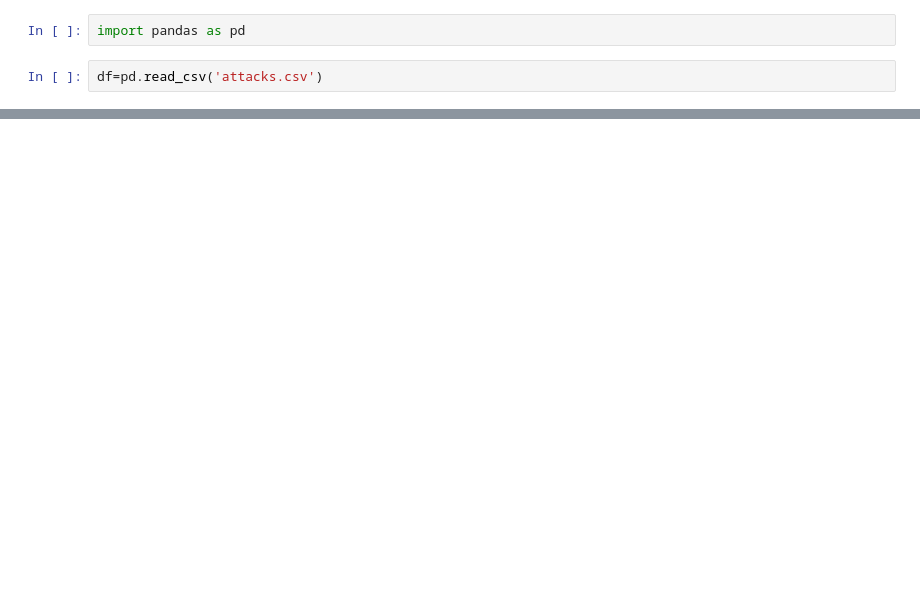
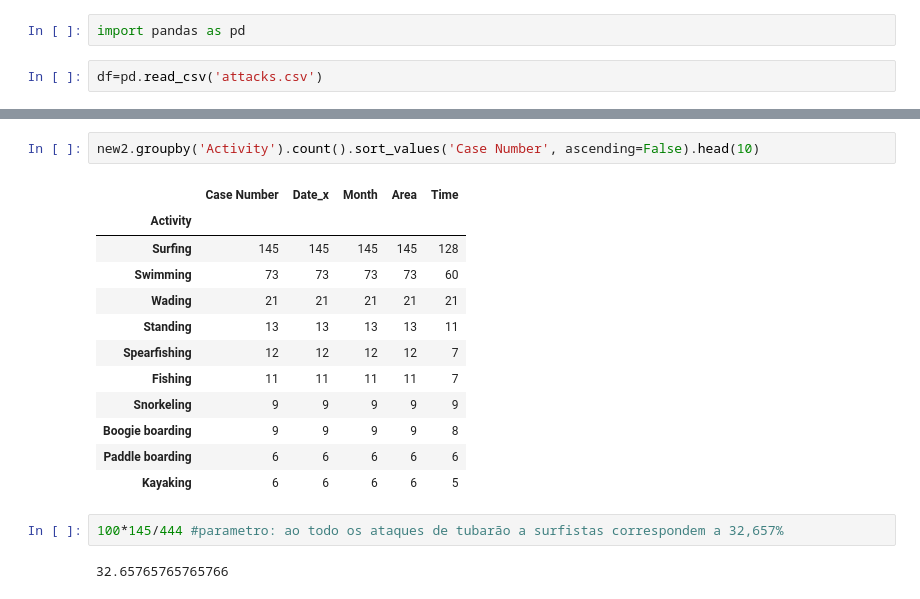
Before and after one commit to RGazzaneo/projeto_SharkAttack, a Jupyter notebook: Untitled.ipynb, the cells around one changed output, grey strips where cells are left out. Saved outputs shown, nothing was run; the diff lists cells and outputs as text; blank space fills up the shorter version.

```diff
--- a/Untitled.ipynb
+++ b/Untitled.ipynb
@@ -22,0 +202,19 @@ df
+# %%
+new2.groupby('Activity').count().sort_values('Case Number', ascending=False).head(10)
+# %% [output]
+|  | Case Number | Date_x | Month | Area | Time |
+| Activity |  |  |  |  |  |
+| Surfing | 145 | 145 | 145 | 145 | 128 |
+| Swimming | 73 | 73 | 73 | 73 | 60 |
+| Wading | 21 | 21 | 21 | 21 | 21 |
+| Standing | 13 | 13 | 13 | 13 | 11 |
+| Spearfishing | 12 | 12 | 12 | 12 | 7 |
+| Fishing | 11 | 11 | 11 | 11 | 7 |
+| Snorkeling | 9 | 9 | 9 | 9 | 9 |
+| Boogie boarding | 9 | 9 | 9 | 9 | 8 |
+| Paddle boarding | 6 | 6 | 6 | 6 | 6 |
+| Kayaking | 6 | 6 | 6 | 6 | 5 |
+# %%
+100*145/444 #parametro: ao todo os ataques de tubarão a surfistas correspondem a 32,657%
+# %% [output]
+32.65765765765766
```
Also changed, not shown: parts of 45 cells of this notebook.
